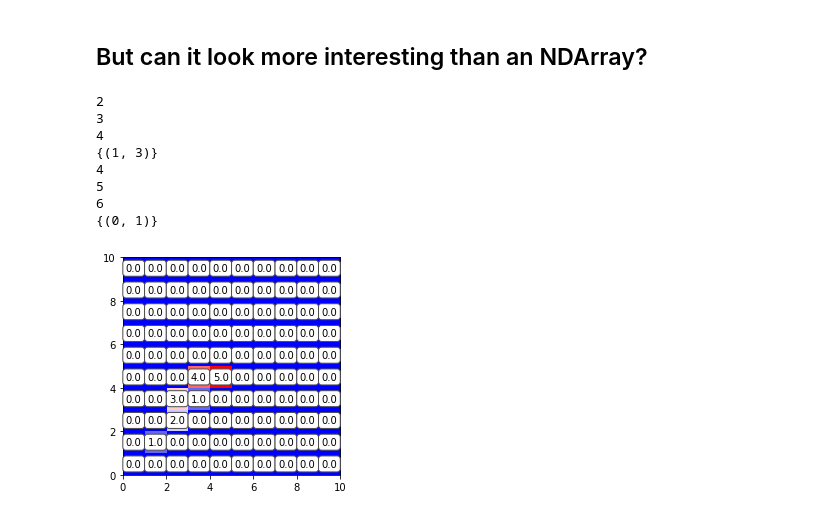
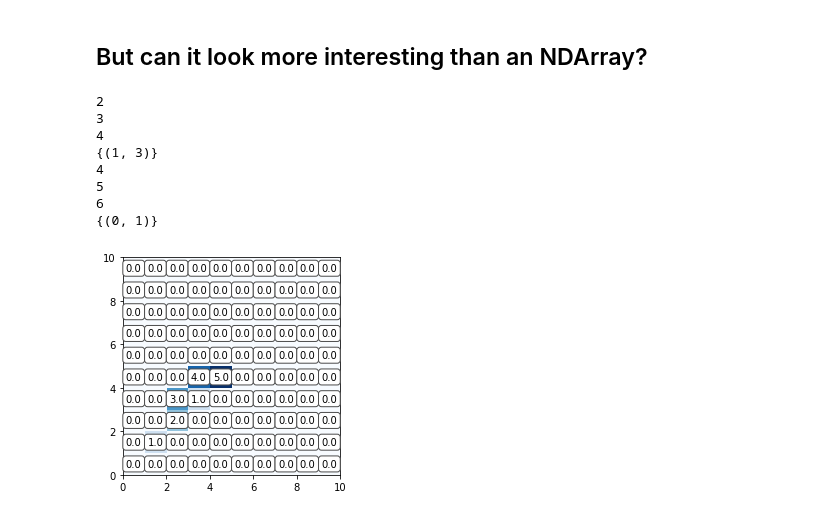
Before and after one commit to GregSym/Numberphile_Follow_Alongs, a Jupyter notebook: NumberphileFollowAlongs_StonesOnAnInfiniteChessboard.ipynb, the cells around one changed output. Drawn from its saved outputs; the diff is of its cells as text; code cells hidden in the pictures.

Commit message:
colour update

```diff
--- a/NumberphileFollowAlongs_StonesOnAnInfiniteChessboard.ipynb
+++ b/NumberphileFollowAlongs_StonesOnAnInfiniteChessboard.ipynb
@@ -177,32 +177,32 @@ def visualise_checkerboard_counting(pattern: NumbersAndStones, verbose: bool = F
   """ (pattern) -> visualisation of checkerboard counting game """
   # src: https://stackoverflow.com/questions/36668160/graphing-a-colored-grid-in-python
   # thanccs == asker: fosho, answerer: Suever
   # Just some example data (random)
   data = pattern.ndarray  # change this line to control colour map
 
   rows,cols = data.shape
   plt.imshow(data[::-1,::], interpolation='nearest',
                   extent=[0, 0+cols, 0, 0+rows],  # offset should be zero
-                  cmap='bwr')  # controls colour scheme
+                  cmap='Blues')  # controls colour scheme
   # write stone value to the heat map
   for (y,x), stone in np.ndenumerate(data):
     plt.text(x+.5, y+.5, str(stone), ha='center', va='center',
             bbox=dict(boxstyle='round', facecolor='white', edgecolor='0.3'))
   # plt.axes()
   plt.axis('scaled')
   plt.show()
 
 # run it
 game = NumbersAndStones()
 game.play_sequence()
 visualise_checkerboard_counting(pattern=game)
 # %% [output]
 2
 3
 4
 {(1, 3)}
 4
 5
 6
 {(0, 1)}
-[figure, old version]
+[figure, new version]
```
